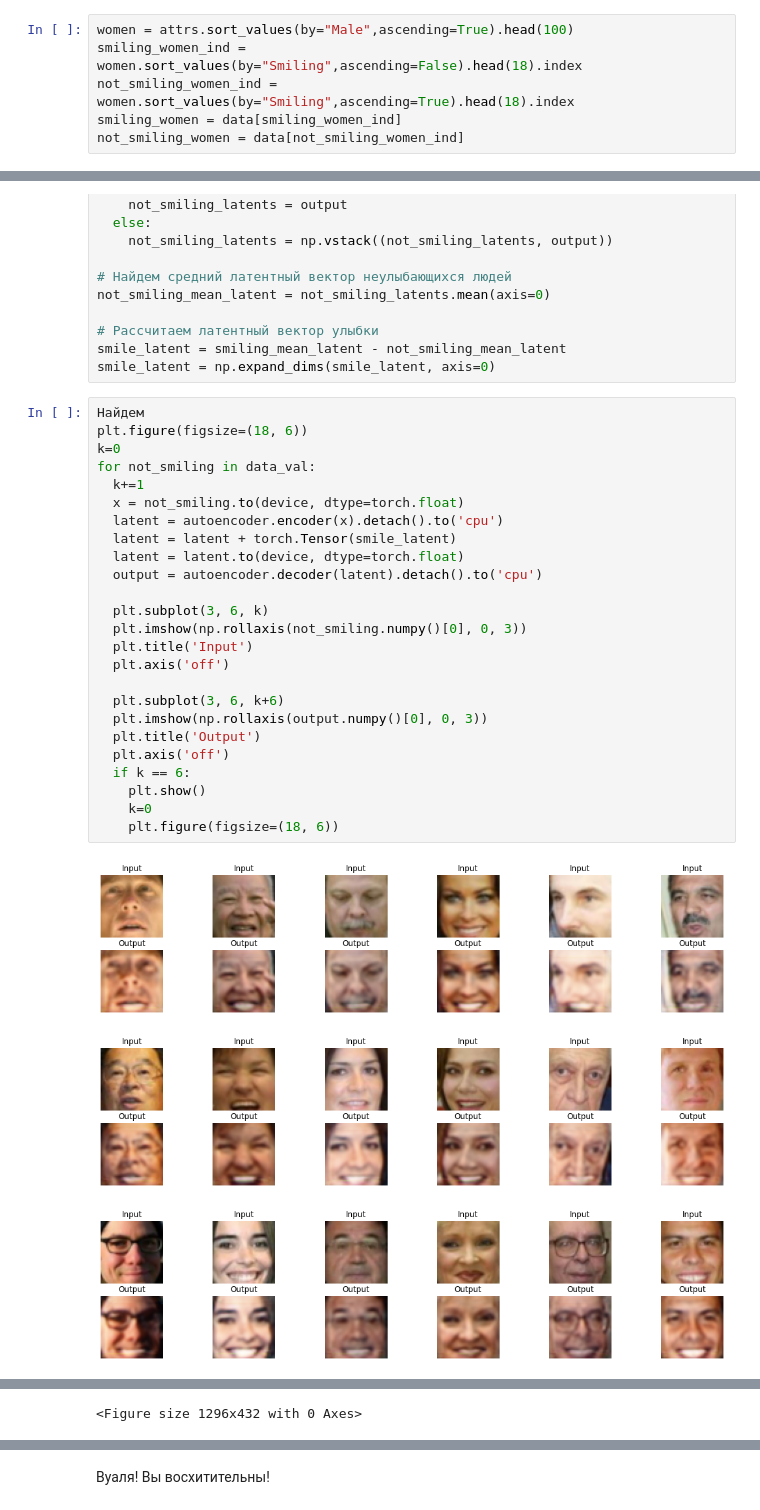
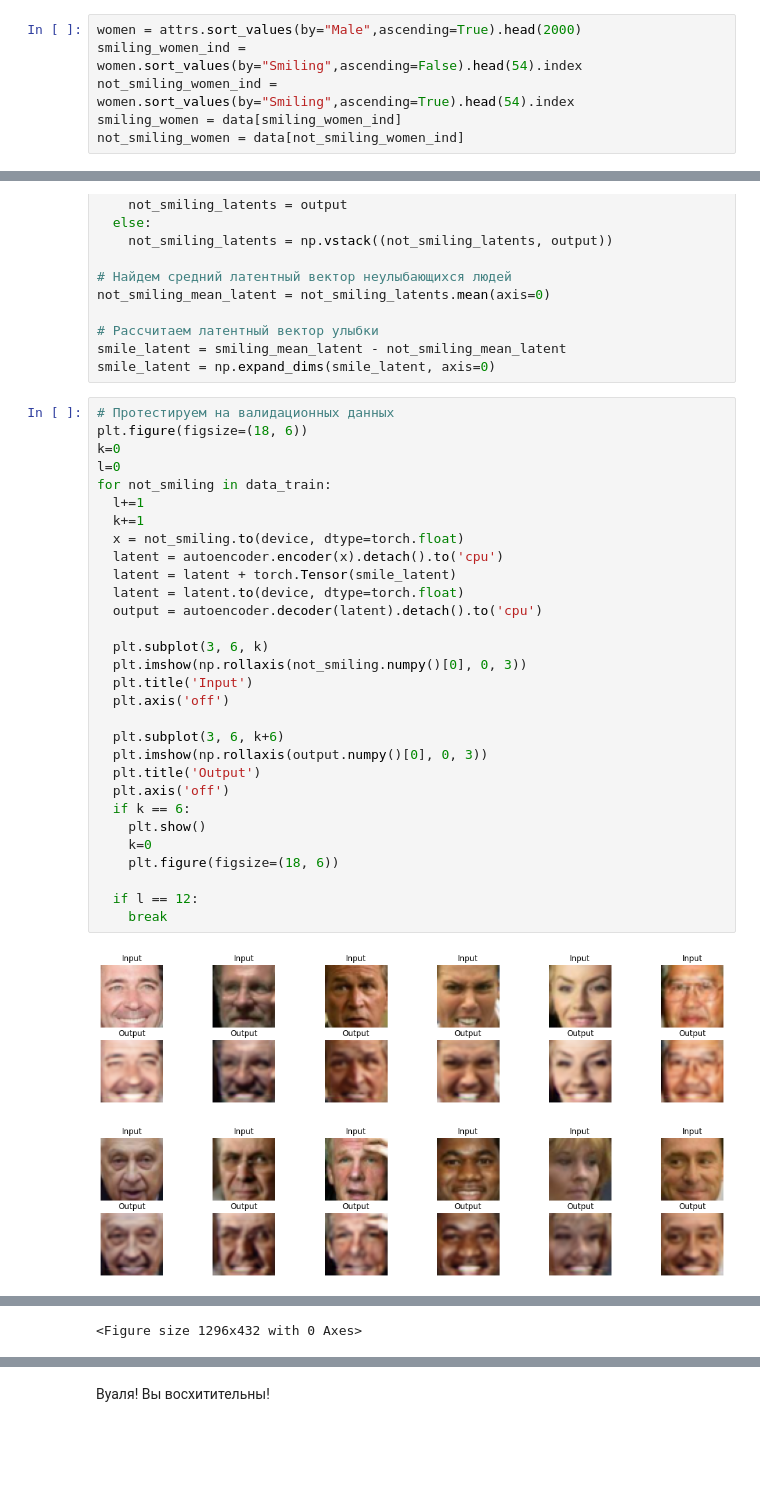
Before and after one commit to LevPerla/DLS_CV_Course, a Jupyter notebook: project/Autoencoders.ipynb, the cells around one changed output, grey strips where cells are left out. Drawn from its saved outputs; the diff is of its cells as text; blank space fills up the shorter version.

```diff
--- a/project/Autoencoders.ipynb
+++ b/project/Autoencoders.ipynb
@@ -421,6 +437,6 @@ Time to make fun!
 # %%
-women = attrs.sort_values(by="Male",ascending=True).head(100)
-smiling_women_ind = women.sort_values(by="Smiling",ascending=False).head(18).index
-not_smiling_women_ind = women.sort_values(by="Smiling",ascending=True).head(18).index
+women = attrs.sort_values(by="Male",ascending=True).head(2000)
+smiling_women_ind = women.sort_values(by="Smiling",ascending=False).head(54).index
+not_smiling_women_ind = women.sort_values(by="Smiling",ascending=True).head(54).index
 smiling_women = data[smiling_women_ind]
 not_smiling_women = data[not_smiling_women_ind]
@@ -480,31 +503,35 @@ not_smiling_mean_latent = not_smiling_latents.mean(axis=0)
 smile_latent = smiling_mean_latent - not_smiling_mean_latent
 smile_latent = np.expand_dims(smile_latent, axis=0)
 # %%
-Найдем
+# Протестируем на валидационных данных
 plt.figure(figsize=(18, 6))
 k=0
-for not_smiling in data_val:
+l=0
+for not_smiling in data_train:
+  l+=1
   k+=1
   x = not_smiling.to(device, dtype=torch.float)
   latent = autoencoder.encoder(x).detach().to('cpu')
   latent = latent + torch.Tensor(smile_latent)
   latent = latent.to(device, dtype=torch.float)
   output = autoencoder.decoder(latent).detach().to('cpu')
 
   plt.subplot(3, 6, k)
   plt.imshow(np.rollaxis(not_smiling.numpy()[0], 0, 3))
   plt.title('Input')
   plt.axis('off')
 
   plt.subplot(3, 6, k+6)
   plt.imshow(np.rollaxis(output.numpy()[0], 0, 3))
   plt.title('Output')
   plt.axis('off')
   if k == 6:
     plt.show()
     k=0
     plt.figure(figsize=(18, 6))
+
+  if l == 12:
+    break
 # %% [output]
-[figure, old version]
+[figure, new version]
-[figure, old version]
+[figure, new version]
-[figure, removed]
```
Also changed, not shown: parts of 7 cells of this notebook.
